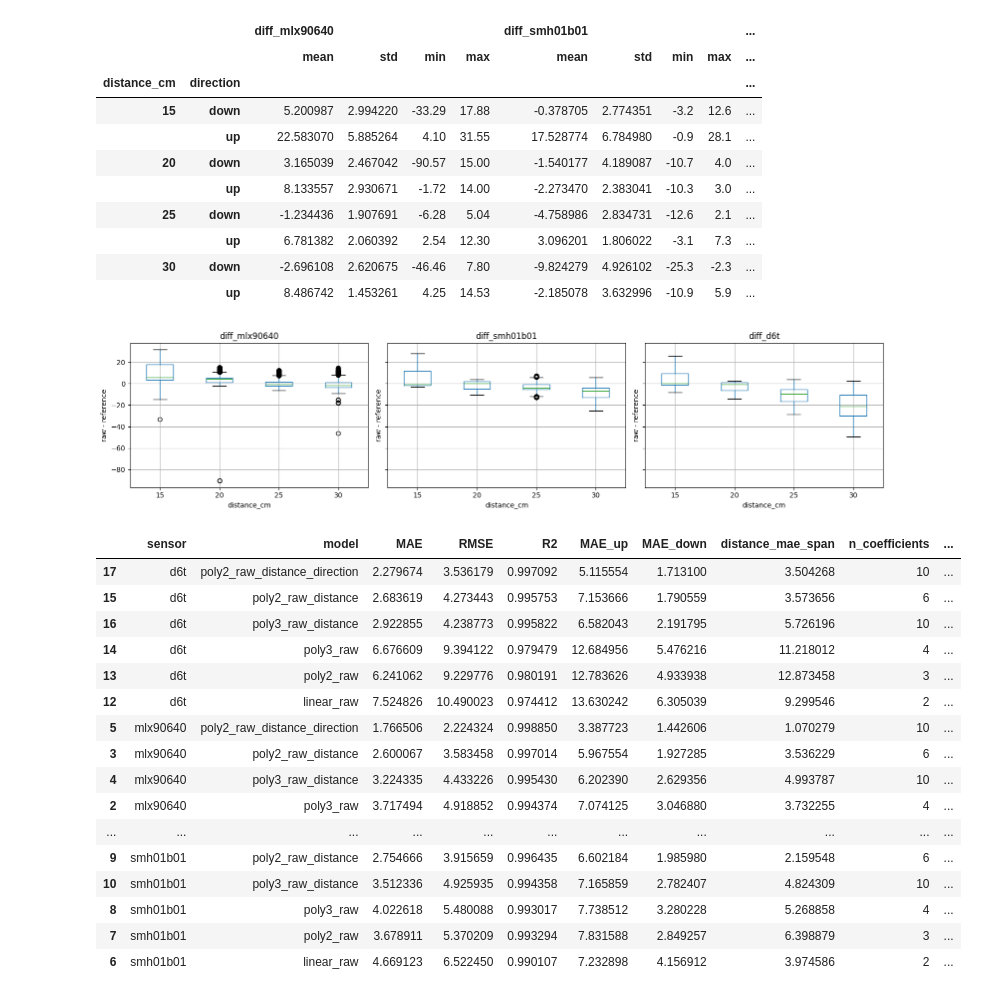
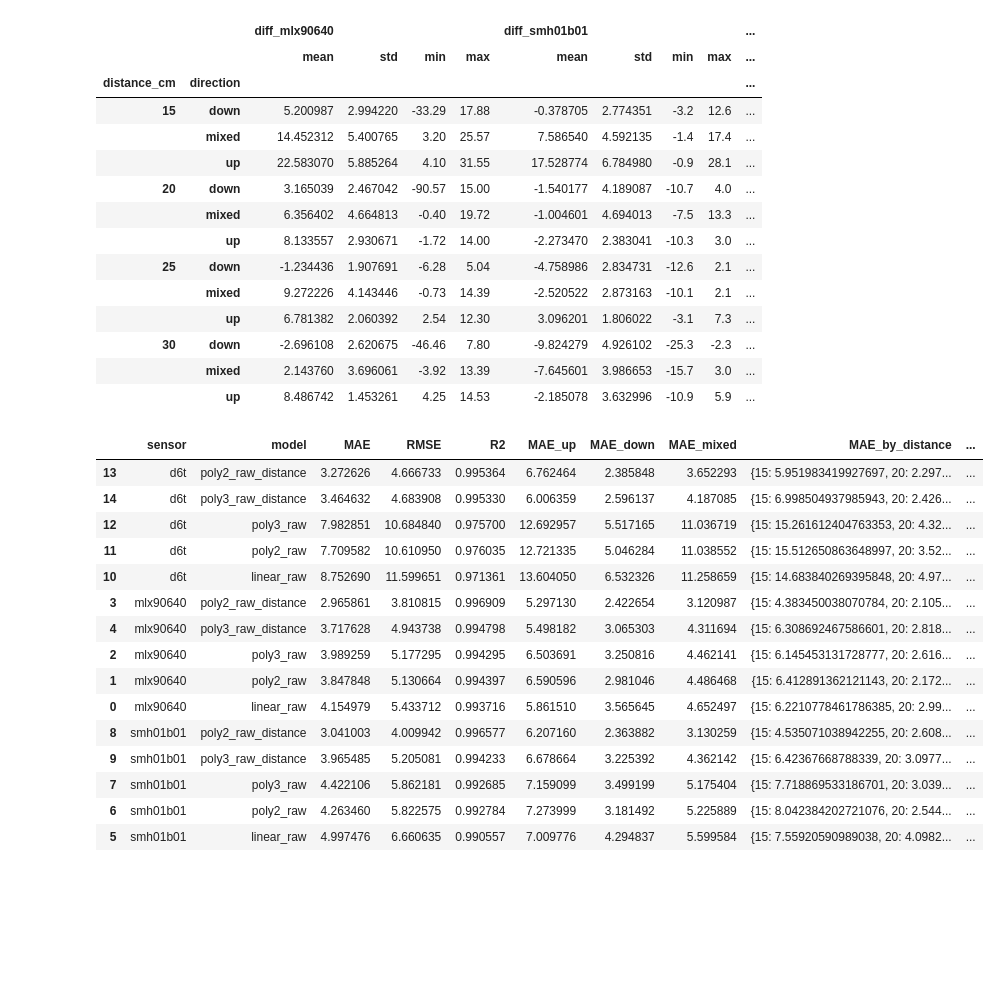
Before and after one commit to hai125125/test_cam_temp_v2_omron, a Jupyter notebook: notebooks/train_calibration.ipynb, the cells around one changed output. Cells and saved outputs as stored; diff of their text form; code cells hidden in the pictures; blank space fills up the shorter version.

```diff
--- a/notebooks/train_calibration.ipynb
+++ b/notebooks/train_calibration.ipynb
@@ -5,9 +9,10 @@ Pipeline nay load cac file `log_<distance>cm_<start>_to_<end>.csv`, parse `dista
 # %%
 from pathlib import Path
-import itertools
+import hashlib
 import json
 import math
 import re
+from pprint import pformat
 
 import matplotlib.pyplot as plt
 import numpy as np
@@ -18,7 +23,8 @@ from sklearn.pipeline import Pipeline
 from sklearn.preprocessing import PolynomialFeatures
 
 ROOT = Path.cwd().parent if Path.cwd().name == 'notebooks' else Path.cwd()
-CSV_RE = re.compile(r'log_(?P<distance>\d+)cm_(?P<start>\d+(?:\.\d+)?)_to_(?P<end>\d+(?:\.\d+)?)\.csv$')
+SIMPLE_CSV_RE = re.compile(r'^log_(?P<distance>\d+)cm\.csv$')
+RANGED_CSV_RE = re.compile(r'^log_(?P<distance>\d+)cm_(?P<start>\d+(?:\.\d+)?)_to_(?P<end>\d+(?:\.\d+)?)\.csv$')
 SENSORS = {
     'mlx90640': 'mlx90640_max',
     'smh01b01': 'smh01b01_max',
@@ -147,31 +243,23 @@ plt.tight_layout()
 df['diff_mlx90640'] = df['mlx90640_max'] - df['reference_temp']
 df['diff_smh01b01'] = df['smh01b01_max'] - df['reference_temp']
 df['diff_d6t'] = df['d6t_raw'] - df['reference_temp']
-
-diff_summary = df.groupby(['distance_cm', 'direction'])[['diff_mlx90640', 'diff_smh01b01', 'diff_d6t']].agg(['mean', 'std', 'min', 'max'])
-display(diff_summary)
-
-fig, axes = plt.subplots(1, 3, figsize=(16, 4), sharey=True)
-for ax, diff_col in zip(axes, ['diff_mlx90640', 'diff_smh01b01', 'diff_d6t']):
-    df.boxplot(column=diff_col, by='distance_cm', ax=ax)
-    ax.set_title(diff_col)
-    ax.set_xlabel('distance_cm')
-    ax.set_ylabel('raw - reference')
-plt.suptitle('')
-plt.tight_layout()
+display(df.groupby(['distance_cm', 'direction'])[['diff_mlx90640', 'diff_smh01b01', 'diff_d6t']].agg(['mean', 'std', 'min', 'max']))
 # %% [output]
 |  |  | diff_mlx90640 |  |  |  | diff_smh01b01 |  |  |  | ... |
 |  |  | mean | std | min | max | mean | std | min | max | ... |
 | distance_cm | direction |  |  |  |  |  |  |  |  | ... |
 | 15 | down | 5.200987 | 2.994220 | -33.29 | 17.88 | -0.378705 | 2.774351 | -3.2 | 12.6 | ... |
+|  | mixed | 14.452312 | 5.400765 | 3.20 | 25.57 | 7.586540 | 4.592135 | -1.4 | 17.4 | ... |
 |  | up | 22.583070 | 5.885264 | 4.10 | 31.55 | 17.528774 | 6.784980 | -0.9 | 28.1 | ... |
 | 20 | down | 3.165039 | 2.467042 | -90.57 | 15.00 | -1.540177 | 4.189087 | -10.7 | 4.0 | ... |
+|  | mixed | 6.356402 | 4.664813 | -0.40 | 19.72 | -1.004601 | 4.694013 | -7.5 | 13.3 | ... |
 |  | up | 8.133557 | 2.930671 | -1.72 | 14.00 | -2.273470 | 2.383041 | -10.3 | 3.0 | ... |
 | 25 | down | -1.234436 | 1.907691 | -6.28 | 5.04 | -4.758986 | 2.834731 | -12.6 | 2.1 | ... |
+|  | mixed | 9.272226 | 4.143446 | -0.73 | 14.39 | -2.520522 | 2.873163 | -10.1 | 2.1 | ... |
 |  | up | 6.781382 | 2.060392 | 2.54 | 12.30 | 3.096201 | 1.806022 | -3.1 | 7.3 | ... |
 | 30 | down | -2.696108 | 2.620675 | -46.46 | 7.80 | -9.824279 | 4.926102 | -25.3 | -2.3 | ... |
+|  | mixed | 2.143760 | 3.696061 | -3.92 | 13.39 | -7.645601 | 3.986653 | -15.7 | 3.0 | ... |
 |  | up | 8.486742 | 1.453261 | 4.25 | 14.53 | -2.185078 | 3.632996 | -10.9 | 5.9 | ... |
-[figure, removed]
 # %%
 MODEL_SPECS = [
     ('linear_raw', 1, ['raw']),
@@ -179,7 +267,6 @@ MODEL_SPECS = [
     ('poly3_raw', 3, ['raw']),
     ('poly2_raw_distance', 2, ['raw', 'distance_cm']),
     ('poly3_raw_distance', 3, ['raw', 'distance_cm']),
-    ('poly2_raw_distance_direction', 2, ['raw', 'distance_cm', 'direction_code']),
 ]
 
 
@@ -191,14 +278,13 @@ def feature_frame(data: pd.DataFrame, raw_col: str, features: list[str]) -> pd.D
 
 
 def deterministic_holdout(data: pd.DataFrame) -> tuple[pd.DataFrame, pd.DataFrame]:
-    # Keep the split deterministic and represented per file/time series.
     order = data.groupby('source_path').cumcount()
     test_mask = order.mod(5).eq(0)
     return data.loc[~test_mask].copy(), data.loc[test_mask].copy()
 
 
 def evaluate_model(sensor: str, raw_col: str, name: str, degree: int, features: list[str]) -> tuple[dict, Pipeline]:
-    clean = df.dropna(subset=['reference_temp', raw_col, 'distance_cm', 'direction_code']).copy()
+    clean = df.dropna(subset=['reference_temp', raw_col, 'distance_cm']).copy()
     train, test = deterministic_holdout(clean)
     model = Pipeline([
         ('poly', PolynomialFeatures(degree=degree, include_bias=True)),
@@ -206,57 +292,55 @@ def evaluate_model(sensor: str, raw_col: str, name: str, degree: int, features:
     ])
     model.fit(feature_frame(train, raw_col, features), train['reference_temp'])
     pred = model.predict(feature_frame(test, raw_col, features))
     eval_df = test[['reference_temp', 'distance_cm', 'direction']].copy()
     eval_df['pred'] = pred
     by_distance = {
         int(distance): float(mean_absolute_error(group['reference_temp'], group['pred']))
         for distance, group in eval_df.groupby('distance_cm')
     }
     row = {
         'sensor': sensor,
         'model': name,
         'degree': degree,
         'features': features,
         'MAE': float(mean_absolute_error(test['reference_temp'], pred)),
         'RMSE': float(np.sqrt(mean_squared_error(test['reference_temp'], pred))),
         'R2': float(r2_score(test['reference_temp'], pred)),
-        'MAE_up': float(mean_absolute_error(eval_df.loc[eval_df['direction'].eq('up'), 'reference_temp'], eval_df.loc[eval_df['direction'].eq('up'), 'pred'])),
-        'MAE_down': float(mean_absolute_error(eval_df.loc[eval_df['direction'].eq('down'), 'reference_temp'], eval_df.loc[eval_df['direction'].eq('down'), 'pred'])),
         'MAE_by_distance': by_distance,
-        'distance_mae_span': float(max(by_distance.values()) - min(by_distance.values())),
+        'distance_mae_span': float(max(by_distance.values()) - min(by_distance.values())) if by_distance else np.nan,
         'n_coefficients': int(len(model.named_steps['linear'].coef_)),
     }
-    row['selection_score'] = row['RMSE'] + 0.15 * row['distance_mae_span'] + 0.002 * row['n_coefficients']
+    for direction in ['up', 'down', 'mixed']:
+        subset = eval_df[eval_df['direction'].eq(direction)]
+        row[f'MAE_{direction}'] = float(mean_absolute_error(subset['reference_temp'], subset['pred'])) if len(subset) else np.nan
+    row['selection_score'] = row['RMSE'] + 0.10 * row['distance_mae_span'] + 0.002 * row['n_coefficients']
     return row, model
 
 
 rows = []
-trained = {}
 for sensor, raw_col in SENSORS.items():
     for name, degree, features in MODEL_SPECS:
-        row, model = evaluate_model(sensor, raw_col, name, degree, features)
+        row, _ = evaluate_model(sensor, raw_col, name, degree, features)
         rows.append(row)
-        trained[(sensor, name)] = model
 
 results = pd.DataFrame(rows).sort_values(['sensor', 'selection_score'])
-display(results[['sensor', 'model', 'MAE', 'RMSE', 'R2', 'MAE_up', 'MAE_down', 'distance_mae_span', 'n_coefficients', 'selection_score']])
+display(results[['sensor', 'model', 'MAE', 'RMSE', 'R2', 'MAE_up', 'MAE_down', 'MAE_mixed', 'MAE_by_distance', 'distance_mae_span', 'n_coefficients', 'selection_score']])
 # %% [output]
-|  | sensor | model | MAE | RMSE | R2 | MAE_up | MAE_down | distance_mae_span | n_coefficients | ... |
-| 17 | d6t | poly2_raw_distance_direction | 2.279674 | 3.536179 | 0.997092 | 5.115554 | 1.713100 | 3.504268 | 10 | ... |
-| 15 | d6t | poly2_raw_distance | 2.683619 | 4.273443 | 0.995753 | 7.153666 | 1.790559 | 3.573656 | 6 | ... |
-| 16 | d6t | poly3_raw_distance | 2.922855 | 4.238773 | 0.995822 | 6.582043 | 2.191795 | 5.726196 | 10 | ... |
-| 14 | d6t | poly3_raw | 6.676609 | 9.394122 | 0.979479 | 12.684956 | 5.476216 | 11.218012 | 4 | ... |
-| 13 | d6t | poly2_raw | 6.241062 | 9.229776 | 0.980191 | 12.783626 | 4.933938 | 12.873458 | 3 | ... |
-| 12 | d6t | linear_raw | 7.524826 | 10.490023 | 0.974412 | 13.630242 | 6.305039 | 9.299546 | 2 | ... |
-| 5 | mlx90640 | poly2_raw_distance_direction | 1.766506 | 2.224324 | 0.998850 | 3.387723 | 1.442606 | 1.070279 | 10 | ... |
-| 3 | mlx90640 | poly2_raw_distance | 2.600067 | 3.583458 | 0.997014 | 5.967554 | 1.927285 | 3.536229 | 6 | ... |
-| 4 | mlx90640 | poly3_raw_distance | 3.224335 | 4.433226 | 0.995430 | 6.202390 | 2.629356 | 4.993787 | 10 | ... |
-| 2 | mlx90640 | poly3_raw | 3.717494 | 4.918852 | 0.994374 | 7.074125 | 3.046880 | 3.732255 | 4 | ... |
-| ... | ... | ... | ... | ... | ... | ... | ... | ... | ... | ... |
-| 9 | smh01b01 | poly2_raw_distance | 2.754666 | 3.915659 | 0.996435 | 6.602184 | 1.985980 | 2.159548 | 6 | ... |
-| 10 | smh01b01 | poly3_raw_distance | 3.512336 | 4.925935 | 0.994358 | 7.165859 | 2.782407 | 4.824309 | 10 | ... |
-| 8 | smh01b01 | poly3_raw | 4.022618 | 5.480088 | 0.993017 | 7.738512 | 3.280228 | 5.268858 | 4 | ... |
-| 7 | smh01b01 | poly2_raw | 3.678911 | 5.370209 | 0.993294 | 7.831588 | 2.849257 | 6.398879 | 3 | ... |
-| 6 | smh01b01 | linear_raw | 4.669123 | 6.522450 | 0.990107 | 7.232898 | 4.156912 | 3.974586 | 2 | ... |
+|  | sensor | model | MAE | RMSE | R2 | MAE_up | MAE_down | MAE_mixed | MAE_by_distance | ... |
+| 13 | d6t | poly2_raw_distance | 3.272626 | 4.666733 | 0.995364 | 6.762464 | 2.385848 | 3.652293 | {15: 5.951983419927697, 20: 2.297... | ... |
+| 14 | d6t | poly3_raw_distance | 3.464632 | 4.683908 | 0.995330 | 6.006359 | 2.596137 | 4.187085 | {15: 6.998504937985943, 20: 2.426... | ... |
+| 12 | d6t | poly3_raw | 7.982851 | 10.684840 | 0.975700 | 12.692957 | 5.517165 | 11.036719 | {15: 15.261612404763353, 20: 4.32... | ... |
+| 11 | d6t | poly2_raw | 7.709582 | 10.610950 | 0.976035 | 12.721335 | 5.046284 | 11.038552 | {15: 15.512650863648997, 20: 3.52... | ... |
+| 10 | d6t | linear_raw | 8.752690 | 11.599651 | 0.971361 | 13.604050 | 6.532326 | 11.258659 | {15: 14.683840269395848, 20: 4.97... | ... |
+| 3 | mlx90640 | poly2_raw_distance | 2.965861 | 3.810815 | 0.996909 | 5.297130 | 2.422654 | 3.120987 | {15: 4.383450038070784, 20: 2.105... | ... |
+| 4 | mlx90640 | poly3_raw_distance | 3.717628 | 4.943738 | 0.994798 | 5.498182 | 3.065303 | 4.311694 | {15: 6.308692467586601, 20: 2.818... | ... |
+| 2 | mlx90640 | poly3_raw | 3.989259 | 5.177295 | 0.994295 | 6.503691 | 3.250816 | 4.462141 | {15: 6.145453131728777, 20: 2.616... | ... |
+| 1 | mlx90640 | poly2_raw | 3.847848 | 5.130664 | 0.994397 | 6.590596 | 2.981046 | 4.486468 | {15: 6.412891362121143, 20: 2.172... | ... |
+| 0 | mlx90640 | linear_raw | 4.154979 | 5.433712 | 0.993716 | 5.861510 | 3.565645 | 4.652497 | {15: 6.2210778461786385, 20: 2.99... | ... |
+| 8 | smh01b01 | poly2_raw_distance | 3.041003 | 4.009942 | 0.996577 | 6.207160 | 2.363882 | 3.130259 | {15: 4.535071038942255, 20: 2.608... | ... |
+| 9 | smh01b01 | poly3_raw_distance | 3.965485 | 5.205081 | 0.994233 | 6.678664 | 3.225392 | 4.362142 | {15: 6.42367668788339, 20: 3.0977... | ... |
+| 7 | smh01b01 | poly3_raw | 4.422106 | 5.862181 | 0.992685 | 7.159099 | 3.499199 | 5.175404 | {15: 7.718869533186701, 20: 3.039... | ... |
+| 6 | smh01b01 | poly2_raw | 4.263460 | 5.822575 | 0.992784 | 7.273999 | 3.181492 | 5.225889 | {15: 8.042384202721076, 20: 2.544... | ... |
+| 5 | smh01b01 | linear_raw | 4.997476 | 6.660635 | 0.990557 | 7.009776 | 4.294837 | 5.599584 | {15: 7.55920590989038, 20: 4.0982... | ... |
 # %%
 def choose_best(group: pd.DataFrame) -> pd.Series:
```
Also changed, not shown: parts of 9 cells of this notebook, 3 other files.
